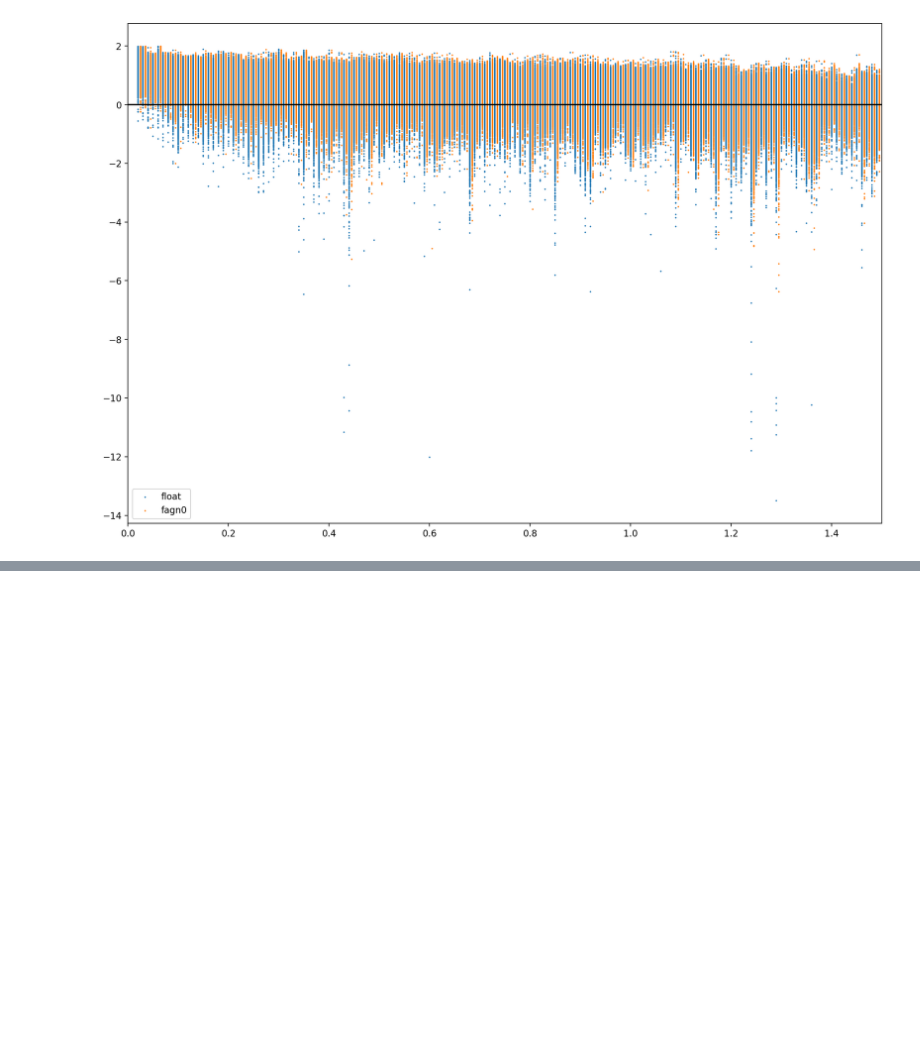
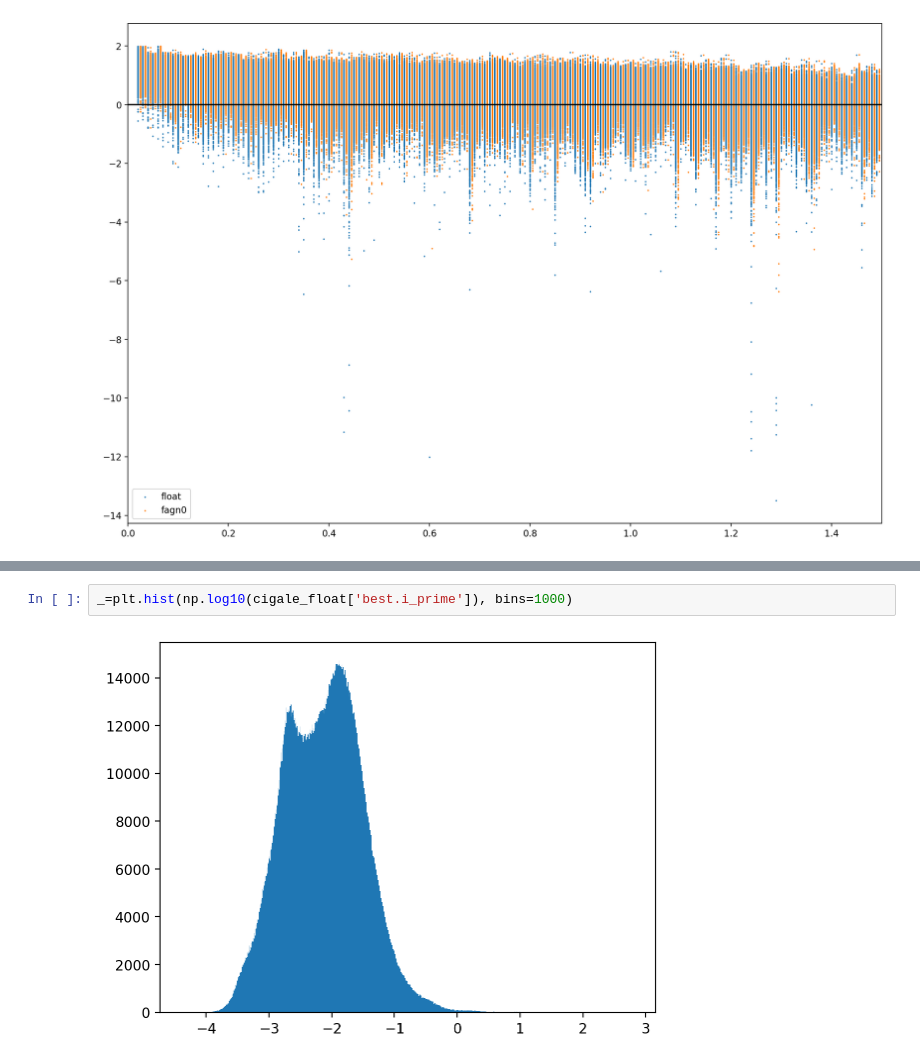
Before and after one commit to Chisen-Lupus/DES-SED-fitting, a Jupyter notebook: chi2.ipynb, the cells around one changed output, grey strips where cells are left out. Saved outputs shown, nothing was run; the diff lists cells and outputs as text; blank space fills up the shorter version.

```diff
--- a/chi2.ipynb
+++ b/chi2.ipynb
@@ -203,0 +214,4 @@ plt.show()
+# %%
+_=plt.hist(np.log10(cigale_float['best.i_prime']), bins=1000)
+# %% [output]
+[figure, added]
```
Also changed, not shown: parts of 2 cells of this notebook.
